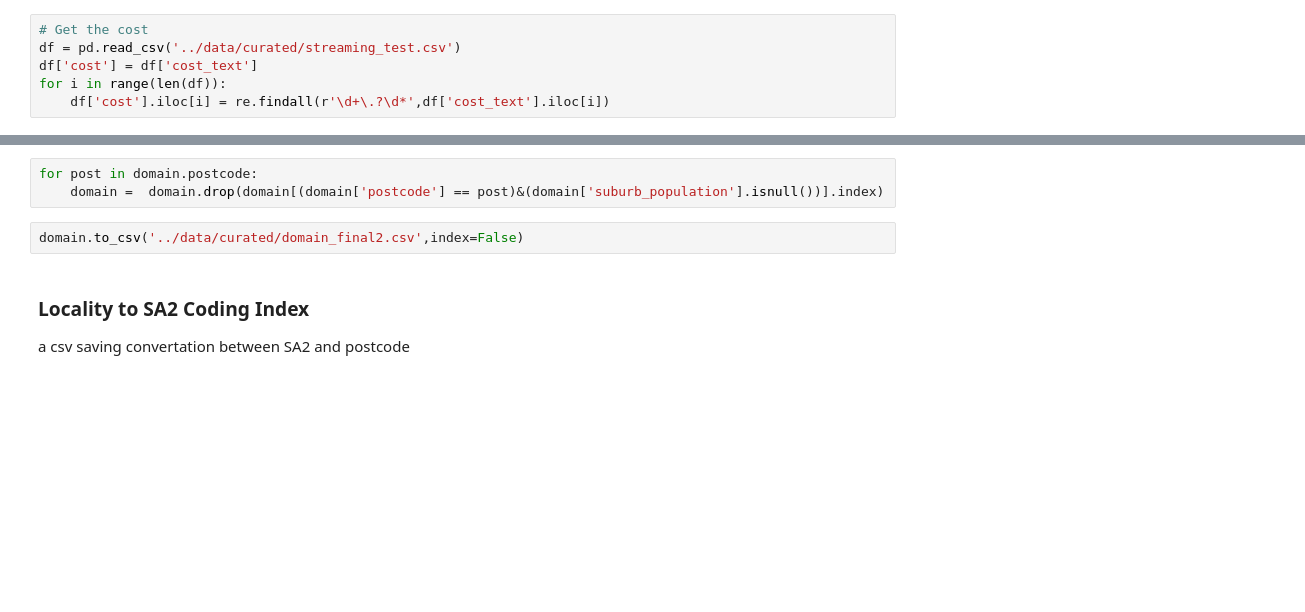
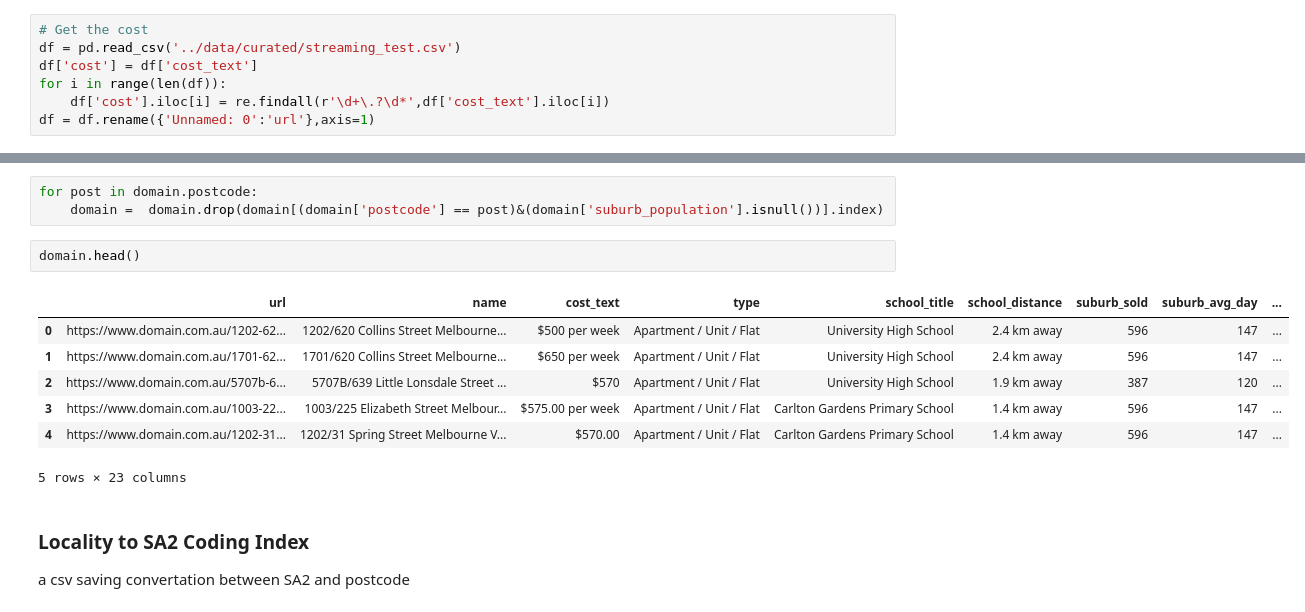
Before and after one commit to MAST30034-Applied-Data-Science/generic-real-estate-consulting-project-group-46, a Jupyter notebook: notebooks/preprocess.ipynb, the cells around one changed output, grey strips where cells are left out. Drawn from its saved outputs; the diff is of its cells as text; blank space fills up the shorter version.

```diff
--- a/notebooks/preprocess.ipynb
+++ b/notebooks/preprocess.ipynb
@@ -15,3 +15,4 @@ df = pd.read_csv('../data/curated/streaming_test.csv')
 df['cost'] = df['cost_text']
 for i in range(len(df)):
     df['cost'].iloc[i] = re.findall(r'\d+\.?\d*',df['cost_text'].iloc[i])
+df = df.rename({'Unnamed: 0':'url'},axis=1)
@@ -116,8 +163,16 @@ domain.loc[(domain['postcode'] == 3043)&(domain['suburb_single'].isnull()),'subu
 # %%
 for post in domain.postcode:
     domain =  domain.drop(domain[(domain['postcode'] == post)&(domain['suburb_population'].isnull())].index)
-# %%
-domain.to_csv('../data/curated/domain_final2.csv',index=False)
+# %%
+domain.head()
+# %% [output]
+|  | url | name | cost_text | type | school_title | school_distance | suburb_sold | suburb_avg_day | ... |
+| 0 | https://www.domain.com.au/1202-62... | 1202/620 Collins Street Melbourne... | $500 per week | Apartment / Unit / Flat | University High School | 2.4 km away | 596 | 147 | ... |
+| 1 | https://www.domain.com.au/1701-62... | 1701/620 Collins Street Melbourne... | $650 per week | Apartment / Unit / Flat | University High School | 2.4 km away | 596 | 147 | ... |
+| 2 | https://www.domain.com.au/5707b-6... | 5707B/639 Little Lonsdale Street ... | $570 | Apartment / Unit / Flat | University High School | 1.9 km away | 387 | 120 | ... |
+| 3 | https://www.domain.com.au/1003-22... | 1003/225 Elizabeth Street Melbour... | $575.00 per week | Apartment / Unit / Flat | Carlton Gardens Primary School | 1.4 km away | 596 | 147 | ... |
+| 4 | https://www.domain.com.au/1202-31... | 1202/31 Spring Street Melbourne V... | $570.00 | Apartment / Unit / Flat | Carlton Gardens Primary School | 1.4 km away | 596 | 147 | ... |
+5 rows × 23 columns
 # %% [markdown]
 ### Locality to SA2 Coding Index
 a csv saving convertation between SA2 and postcode
```
Also changed, not shown: parts of 14 cells of this notebook.
